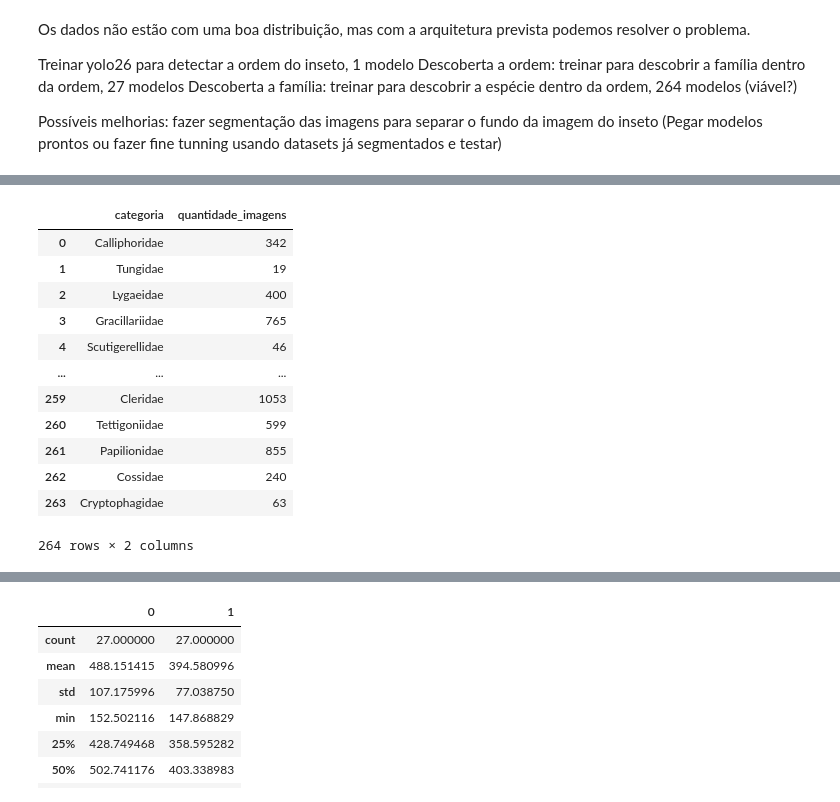
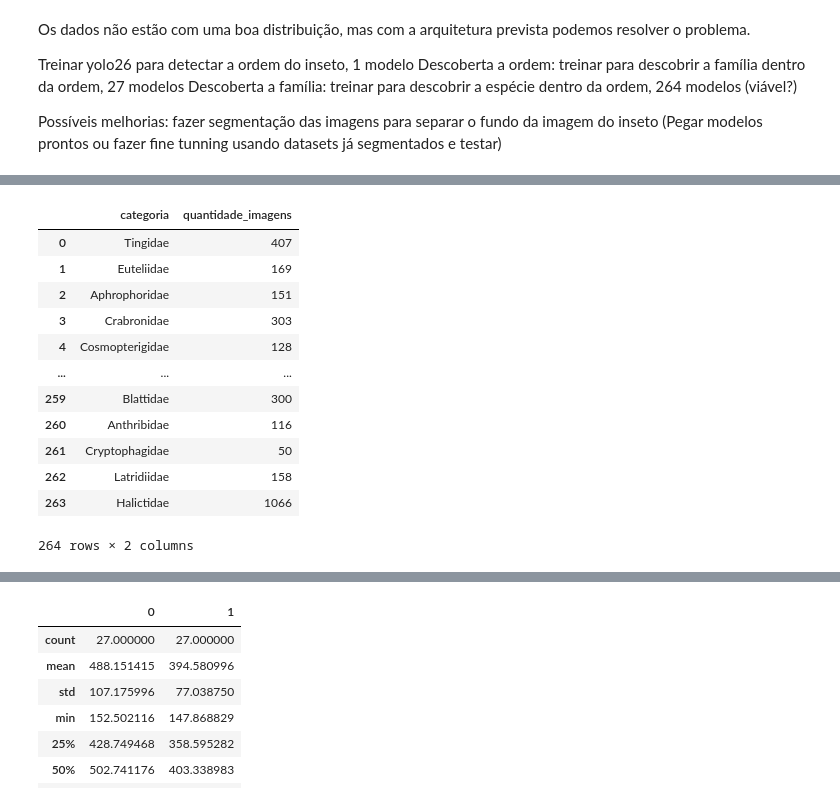
Before and after one commit to JBradachi/ml-engineering, a Jupyter notebook: final-project/data.ipynb, the cells around one changed output, grey strips where cells are left out. Cells and saved outputs as stored; diff of their text form; code cells hidden in the pictures.

```diff
--- a/final-project/data.ipynb
+++ b/final-project/data.ipynb
@@ -107,18 +218,18 @@ plt.show()
 # %%
 # métricas a nivel de familia
-df_familia = get_df('/home/bradachi/Downloads/datasets/familia')
+df_familia = get_df('/home/bradas/Downloads/insetos/familia/familia_yolo/train')
 df_familia
 # %% [output]
 |  | categoria | quantidade_imagens |
-| 0 | Calliphoridae | 342 |
-| 1 | Tungidae | 19 |
-| 2 | Lygaeidae | 400 |
-| 3 | Gracillariidae | 765 |
-| 4 | Scutigerellidae | 46 |
+| 0 | Tingidae | 407 |
+| 1 | Euteliidae | 169 |
+| 2 | Aphrophoridae | 151 |
+| 3 | Crabronidae | 303 |
+| 4 | Cosmopterigidae | 128 |
 | ... | ... | ... |
-| 259 | Cleridae | 1053 |
-| 260 | Tettigoniidae | 599 |
-| 261 | Papilionidae | 855 |
-| 262 | Cossidae | 240 |
-| 263 | Cryptophagidae | 63 |
+| 259 | Blattidae | 300 |
+| 260 | Anthribidae | 116 |
+| 261 | Cryptophagidae | 50 |
+| 262 | Latridiidae | 158 |
+| 263 | Halictidae | 1066 |
 264 rows × 2 columns
```
Also changed, not shown: parts of 14 cells of this notebook, 33 other files.
